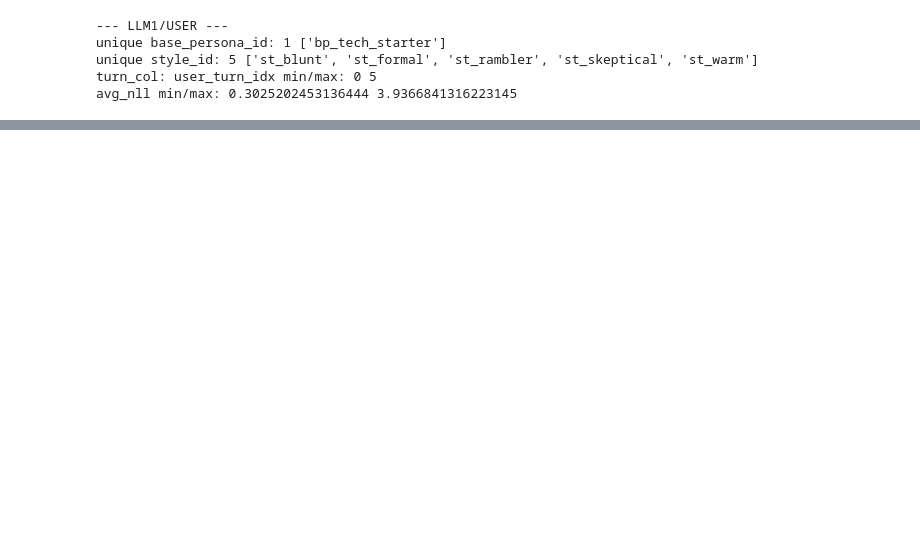
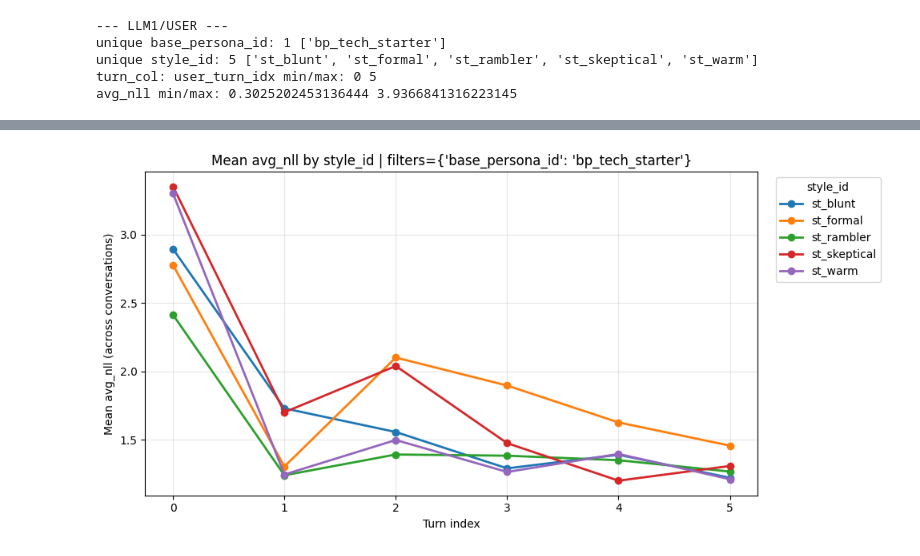
Before and after one commit to emmacristinamora/llm-wm, a Jupyter notebook: llm-vs-llm/notebooks/01_plot_nll_by_turn.ipynb, the cells around one changed output, grey strips where cells are left out. Saved outputs shown, nothing was run; the diff lists cells and outputs as text; code cells hidden in the pictures; blank space fills up the shorter version.

Commit message:
score partial

```diff
--- a/llm-vs-llm/notebooks/01_plot_nll_by_turn.ipynb
+++ b/llm-vs-llm/notebooks/01_plot_nll_by_turn.ipynb
@@ -9,21 +9,26 @@ from pathlib import Path
 import pandas as pd
 import numpy as np
 import matplotlib.pyplot as plt
+from typing import List, Dict, Tuple, Optional, Any, Union, Iterable
 
 # show full tables if you print heads
 pd.set_option("display.max_columns", 200)
 
 BASE_DIR = Path.cwd().parent if Path.cwd().name == "notebooks" else Path.cwd()
 
-LLM1_PATH    = BASE_DIR /"src"/ "data" / "scores" / "user_scores.parquet"
+LLM1_PATH = BASE_DIR /"src"/ "data" / "scores" / "user_scores_partial.parquet"
+guesses = BASE_DIR /"src"/ "data" / "conversations" / "investigator_guesses_partial.jsonl"
 
 assert LLM1_PATH.exists(), f"Missing: {LLM1_PATH}"
+assert guesses.exists(), f"Missing: {guesses}"
 
 df_u = pd.read_parquet(LLM1_PATH)
+investigator_guesses = pd.read_json(guesses, lines=True)
 
 print("LLM1 DF:", df_u.shape, df_u.columns.tolist())
 
 display(df_u.head(3))
+print("Investigator Guesses DF:", investigator_guesses.shape, investigator_guesses.columns.tolist())
 # %% [output]
 LLM1 DF: (450, 9) ['conversation_idx', 'persona_id', 'base_persona_id', 'style_id', 'investigator_mode', 'user_turn_idx', 'avg_nll', 'num_tokens', 'ppl']
 |  | conversation_idx | persona_id | base_persona_id | style_id | investigator_mode | user_turn_idx | avg_nll | ... |
@@ -179,0 +368,8 @@ for st in sorted(df_u["style_id"].unique()):
+# %%
+plot_avg_by_group(
+    df_u,
+    group_col="style_id",
+    filters={"base_persona_id": "bp_tech_starter"},
+)
+# %% [output]
+[figure, added]
```
Also changed, not shown: parts of 17 cells of this notebook, 5 other files.
